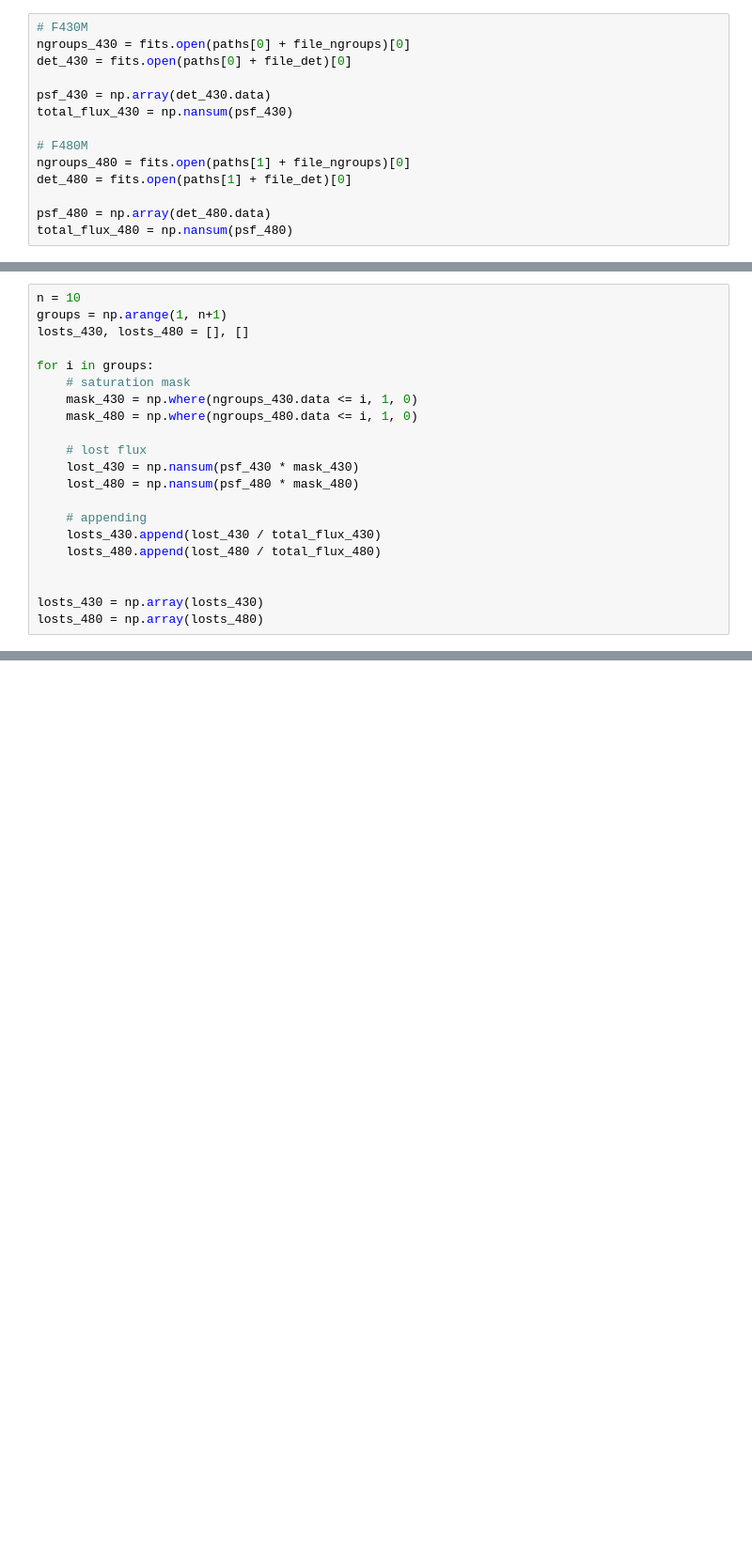
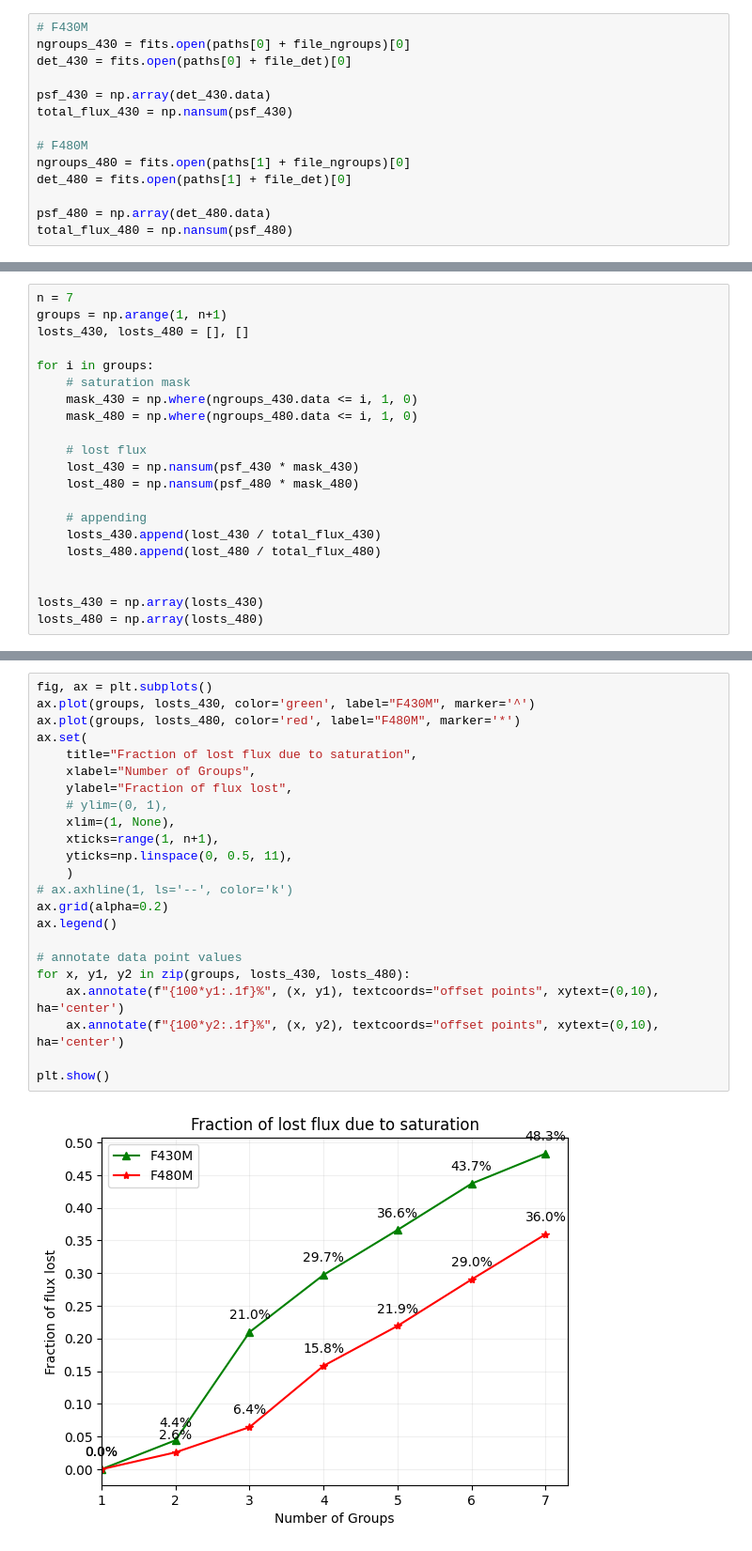
Before and after one commit to maxecharles/jwst-phd, a Jupyter notebook: etc_output.ipynb, the cells around one changed output, grey strips where cells are left out. Shown at 94% size. Drawn from its saved outputs; the diff is of its cells as text; blank space fills up the shorter version.

```diff
--- a/etc_output.ipynb
+++ b/etc_output.ipynb
@@ -28,5 +32,5 @@ total_flux_480 = np.nansum(psf_480)
 # %%
-n = 10
+n = 7
 groups = np.arange(1, n+1)
 losts_430, losts_480 = [], []
 
@@ -48,0 +55,25 @@ losts_480 = np.array(losts_480)
+# %%
+fig, ax = plt.subplots()
+ax.plot(groups, losts_430, color='green', label="F430M", marker='^')
+ax.plot(groups, losts_480, color='red', label="F480M", marker='*')
+ax.set(
+    title="Fraction of lost flux due to saturation",
+    xlabel="Number of Groups",
+    ylabel="Fraction of flux lost",
+    # ylim=(0, 1),
+    xlim=(1, None),
+    xticks=range(1, n+1),
+    yticks=np.linspace(0, 0.5, 11),
+    )
+# ax.axhline(1, ls='--', color='k')
+ax.grid(alpha=0.2)
+ax.legend()
+
+# annotate data point values
+for x, y1, y2 in zip(groups, losts_430, losts_480):
+    ax.annotate(f"{100*y1:.1f}%", (x, y1), textcoords="offset points", xytext=(0,10), ha='center')
+    ax.annotate(f"{100*y2:.1f}%", (x, y2), textcoords="offset points", xytext=(0,10), ha='center')
+
+plt.show()
+# %% [output]
+[figure, added]
```
Also changed, not shown: parts of 4 cells of this notebook.
